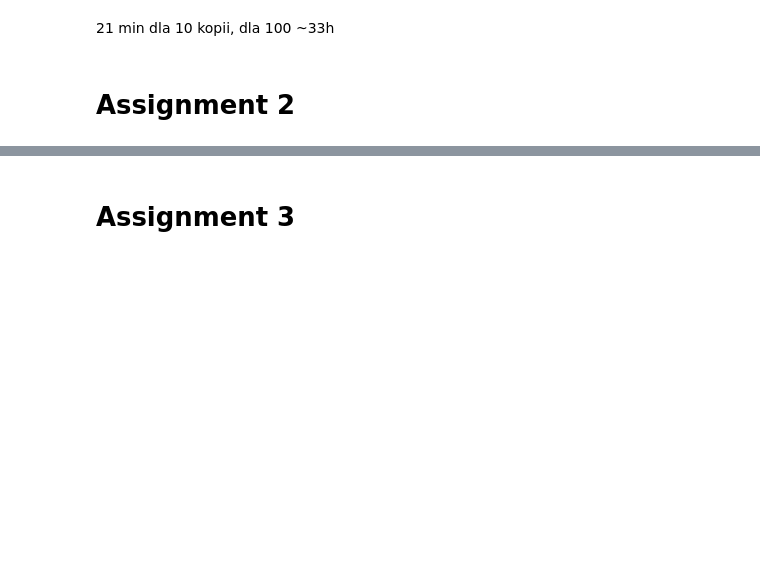
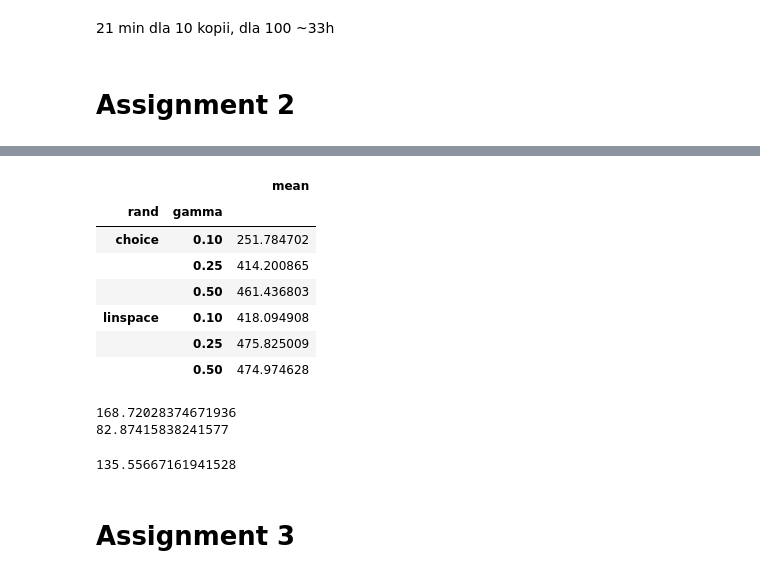
Before and after one commit to AdrianUrbanski/ADM, a Jupyter notebook: lista2.ipynb, the cells around one changed output, grey strips where cells are left out. Cells and saved outputs as stored; diff of their text form; code cells hidden in the pictures; blank space fills up the shorter version.

```diff
--- a/lista2.ipynb
+++ b/lista2.ipynb
@@ -144,7 +155,8 @@ def generate_time_series(starting_point=0, len=1000, alpha=0.995):
     s /= np.max(s)
     return s
 # %%
-def make_random_copy(s, base_len=1000, len=100):
+def make_random_copy(s, len=100):
+    base_len = s.shape[0]
     a = np.floor(np.random.uniform(0, base_len-len))
     b = np.floor(np.random.uniform(a+len, base_len))
     return s[np.linspace(a, b, num=len, endpoint=True, dtype=int)].copy()
@@ -364,3 +438,62 @@ results_df[['linspace', 'choice', 'opt']].agg(['mean', 'max', 'min'])
+# %%
+results = []
+for it in range(100):
+    s = generate_time_series(len=1000)
+    t = generate_time_series(len=1000)
+    for gamma in [0.1, 0.25, 0.5]:
+        matches = dynamic_time_warping_improved(s, t, gamma=gamma, rand='linspace')
+        dist = calculate_distance(s, t, matches)
+        results.append({
+            'iter': it,
+            'rand': 'linspace',
+            'gamma': gamma,
+            'dist': dist,
+        })
+        matches = dynamic_time_warping_improved(s, t, gamma=gamma, rand='choice')
+        dist = calculate_distance(s, t, matches)
+        results.append({
+            'iter': it,
+            'rand': 'choice',
+            'gamma': gamma,
+            'dist': dist,
+        })
+# %%
+results_df = pd.DataFrame(results)
+results_df.groupby(['rand', 'gamma'])['dist'].agg(['mean'])
+# %% [output]
+|  |  | mean |
+| rand | gamma |  |
+| choice | 0.10 | 251.784702 |
+|  | 0.25 | 414.200865 |
+|  | 0.50 | 461.436803 |
+| linspace | 0.10 | 418.094908 |
+|  | 0.25 | 475.825009 |
+|  | 0.50 | 474.974628 |
+# %%
+t0 = time()
+for _ in range(100):
+    s = generate_time_series(len=1000)
+    t = generate_time_series(len=1000)
+    dynamic_time_warping_improved(s, t, gamma=0.1, rand='choice')
+print(time()-t0)
+t0 = time()
+for _ in range(100):
+    s = generate_time_series(len=1000)
+    t = generate_time_series(len=1000)
+    dynamic_time_warping_improved(s, t, gamma=0.5, rand='choice')
+print(time()-t0)
+# %% [output]
+168.72028374671936
+82.87415838241577
+# %%
+t0 = time()
+for _ in tqdm(range(10)):
+    s = generate_time_series(len=1000)
+    t = generate_time_series(len=1000)
+    dynamic_time_warping(s, t)
+print(time()-t0)
+# %% [output]
+135.55667161941528
 # %% [markdown]
 # Assignment 3
 # %%
```
Also changed, not shown: parts of 19 cells of this notebook.
